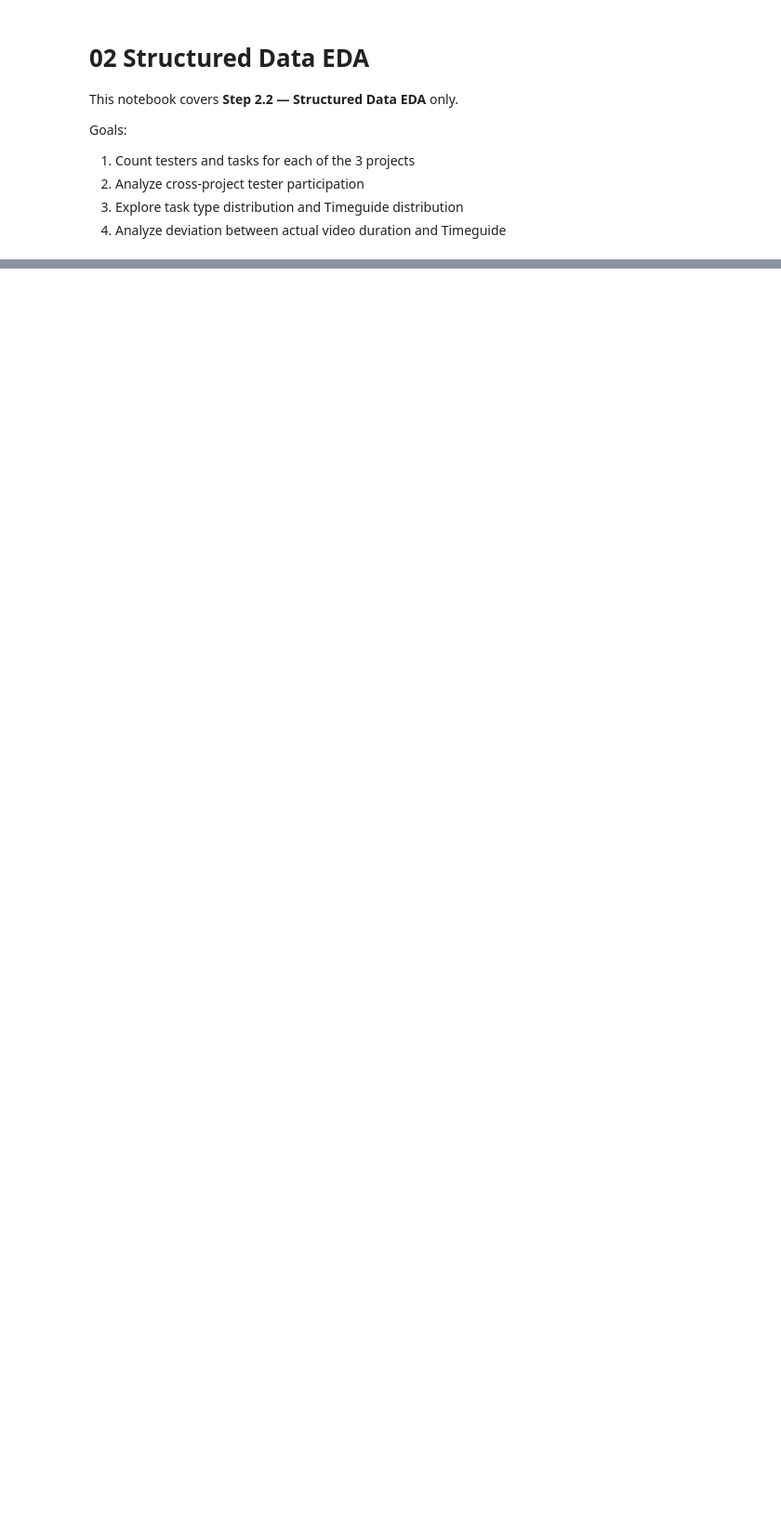
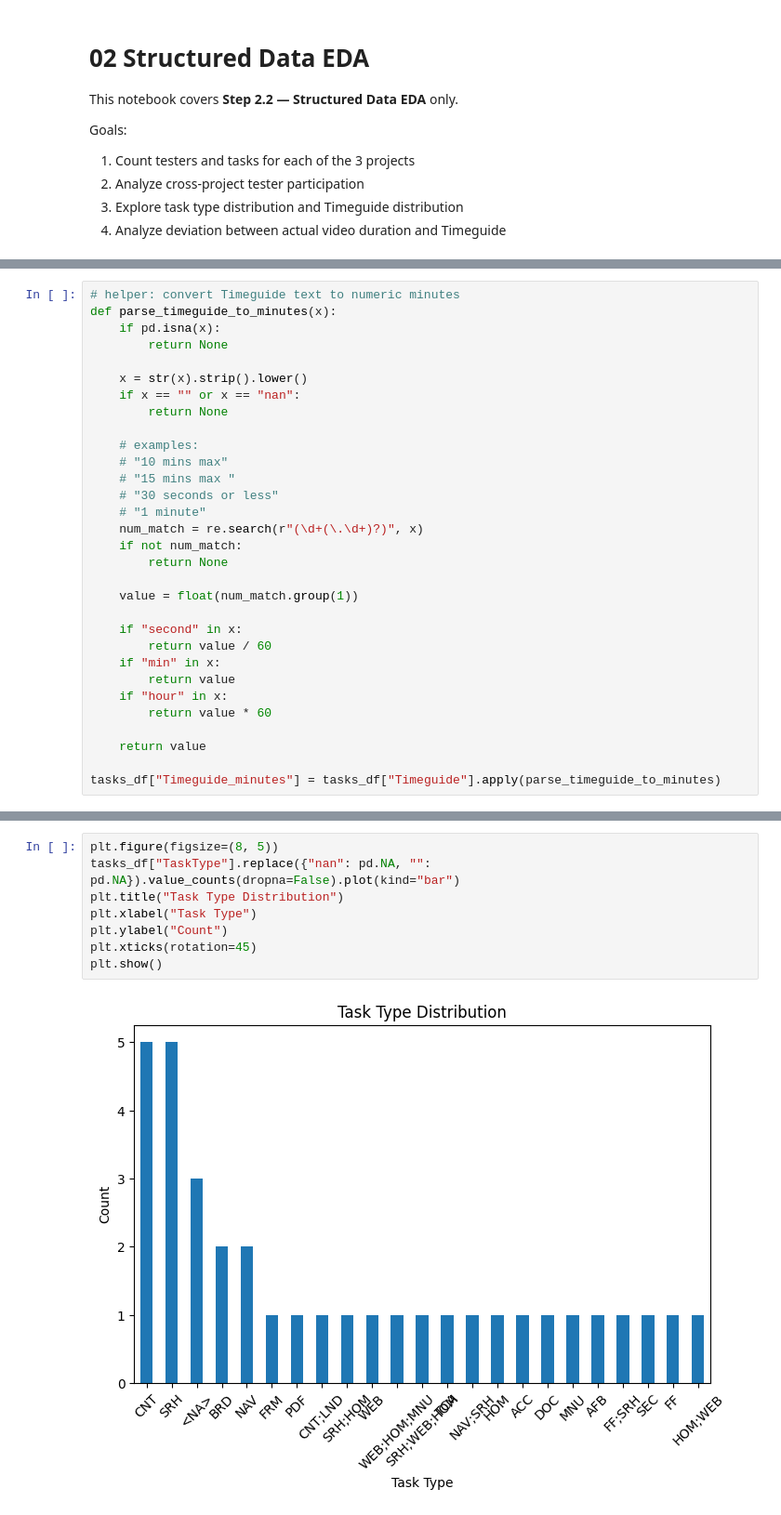
Before and after one commit to 666junyichen/accessibility-testing-qa-engine, a Jupyter notebook: 02_structured_data_eda.ipynb, the cells around one changed output, grey strips where cells are left out. Shown at 93% size. Saved outputs shown, nothing was run; the diff lists cells and outputs as text; blank space fills up the shorter version.

```diff
--- a/02_structured_data_eda.ipynb
+++ b/02_structured_data_eda.ipynb
@@ -442,0 +56,31 @@ final_summary
+# %%
+# helper: convert Timeguide text to numeric minutes
+def parse_timeguide_to_minutes(x):
+    if pd.isna(x):
+        return None
+
+    x = str(x).strip().lower()
+    if x == "" or x == "nan":
+        return None
+
+    # examples:
+    # "10 mins max"
+    # "15 mins max "
+    # "30 seconds or less"
+    # "1 minute"
+    num_match = re.search(r"(\d+(\.\d+)?)", x)
+    if not num_match:
+        return None
+
+    value = float(num_match.group(1))
+
+    if "second" in x:
+        return value / 60
+    if "min" in x:
+        return value
+    if "hour" in x:
+        return value * 60
+
+    return value
+
+tasks_df["Timeguide_minutes"] = tasks_df["Timeguide"].apply(parse_timeguide_to_minutes)
@@ -442,0 +201,10 @@ final_summary
+# %%
+plt.figure(figsize=(8, 5))
+tasks_df["TaskType"].replace({"nan": pd.NA, "": pd.NA}).value_counts(dropna=False).plot(kind="bar")
+plt.title("Task Type Distribution")
+plt.xlabel("Task Type")
+plt.ylabel("Count")
+plt.xticks(rotation=45)
+plt.show()
+# %% [output]
+[figure, added]
```
Also changed, not shown: parts of 39 cells of this notebook.
